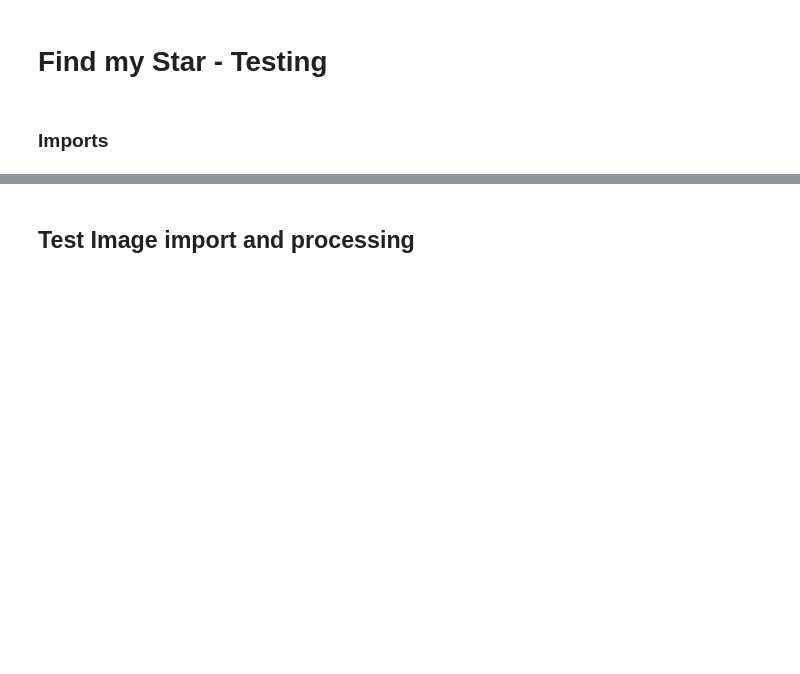
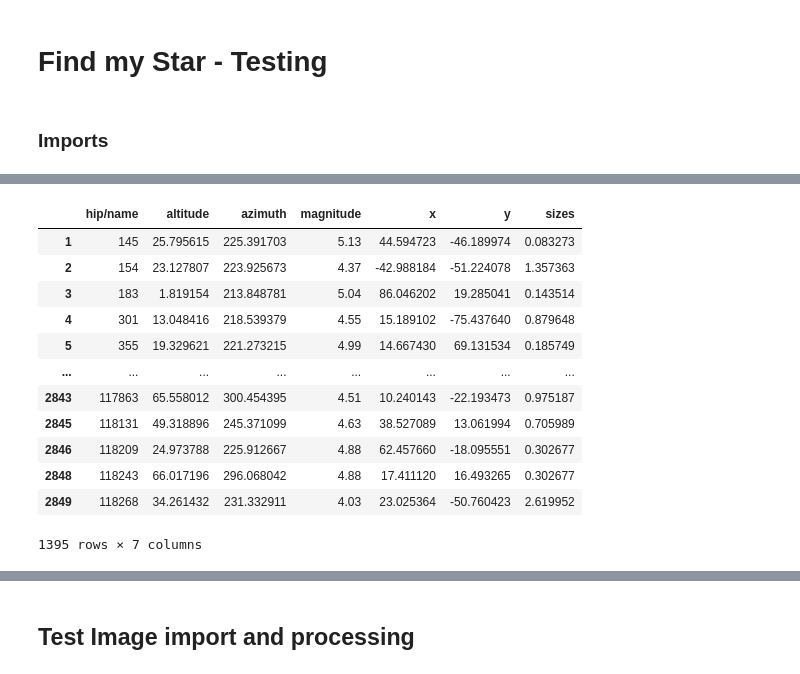
Before and after one commit to emilycardwell/find-my-star, a Jupyter notebook: testing.ipynb, the cells around one changed output, grey strips where cells are left out. Cells and saved outputs as stored; diff of their text form; code cells hidden in the pictures; blank space fills up the shorter version.

```diff
--- a/testing.ipynb
+++ b/testing.ipynb
@@ -152,0 +100,26 @@ the image is 0.54% light
+# %%
+theta = star_data.azimuth.values
+r = 90 - star_data.altitude.values
+
+star_data['x'] = np.array(r * np.cos(theta), dtype=np.float64)
+star_data['y'] = np.array(r * np.sin(theta), dtype=np.float64)
+star_data['sizes'] = np.array((5.5 - star_data.magnitude) ** 2.5, dtype=np.float64)
+star_data
+
+# fig, ax = plt.subplots(figsize=(20, 20))
+# ax.scatter(x, y, s=sizes, c='k')
+# plt.show()
+# %% [output]
+|  | hip/name | altitude | azimuth | magnitude | x | y | sizes |
+| 1 | 145 | 25.795615 | 225.391703 | 5.13 | 44.594723 | -46.189974 | 0.083273 |
+| 2 | 154 | 23.127807 | 223.925673 | 4.37 | -42.988184 | -51.224078 | 1.357363 |
+| 3 | 183 | 1.819154 | 213.848781 | 5.04 | 86.046202 | 19.285041 | 0.143514 |
+| 4 | 301 | 13.048416 | 218.539379 | 4.55 | 15.189102 | -75.437640 | 0.879648 |
+| 5 | 355 | 19.329621 | 221.273215 | 4.99 | 14.667430 | 69.131534 | 0.185749 |
+| ... | ... | ... | ... | ... | ... | ... | ... |
+| 2843 | 117863 | 65.558012 | 300.454395 | 4.51 | 10.240143 | -22.193473 | 0.975187 |
+| 2845 | 118131 | 49.318896 | 245.371099 | 4.63 | 38.527089 | 13.061994 | 0.705989 |
+| 2846 | 118209 | 24.973788 | 225.912667 | 4.88 | 62.457660 | -18.095551 | 0.302677 |
+| 2848 | 118243 | 66.017196 | 296.068042 | 4.88 | 17.411120 | 16.493265 | 0.302677 |
+| 2849 | 118268 | 34.261432 | 231.332911 | 4.03 | 23.025364 | -50.760423 | 2.619952 |
+1395 rows × 7 columns
```
Also changed, not shown: parts of 29 cells of this notebook, 12 other files.
